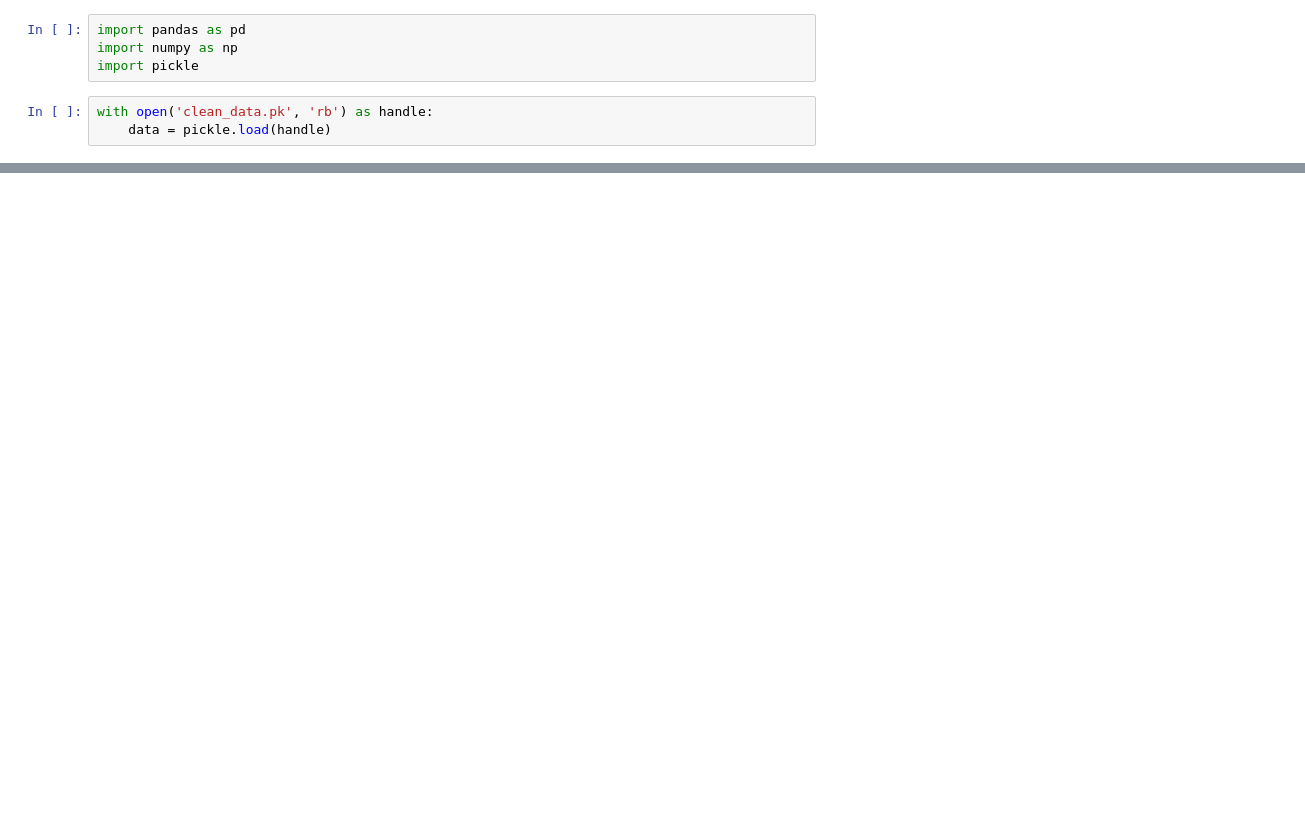
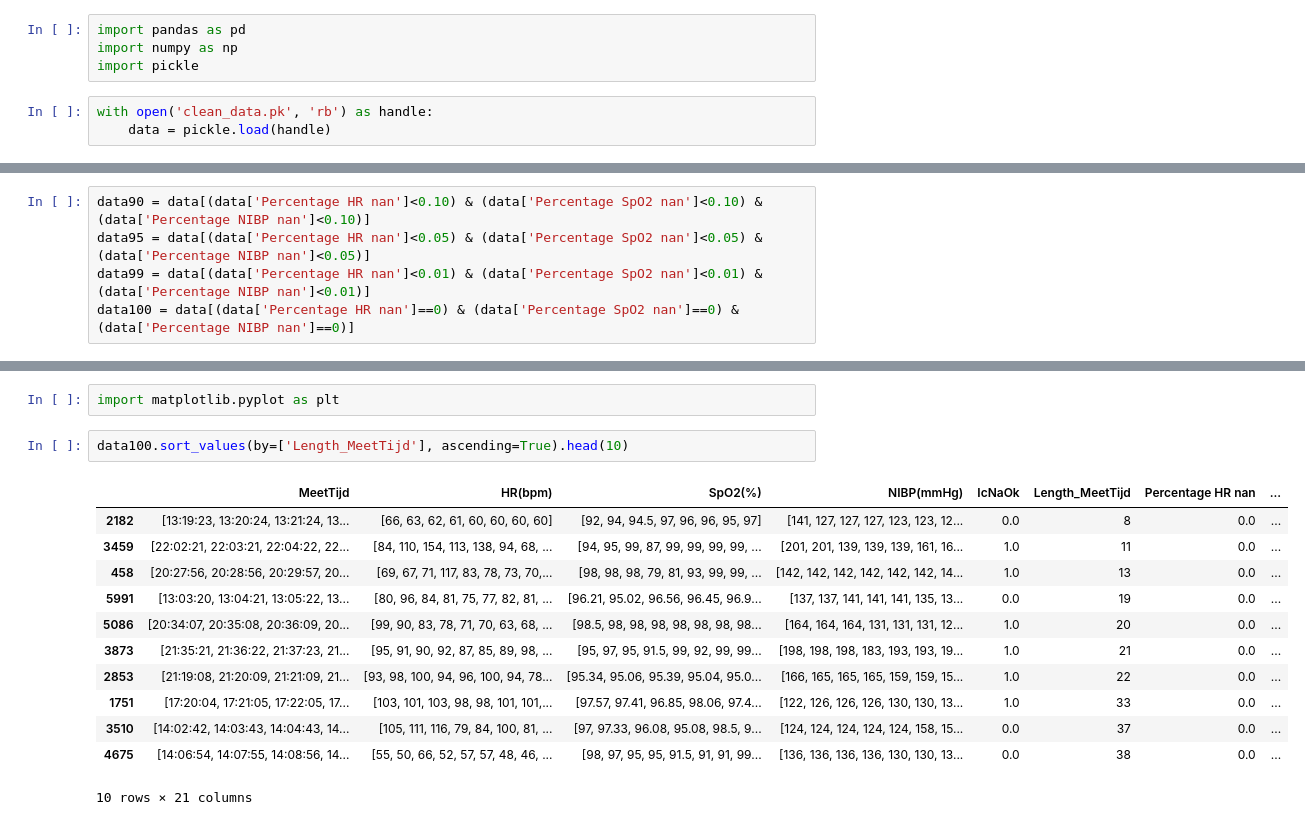
Before and after one commit to FlorisSchmidt/ML, a Jupyter notebook: feature_extraction.ipynb, the cells around one changed output, grey strips where cells are left out. Saved outputs shown, nothing was run; the diff lists cells and outputs as text; blank space fills up the shorter version.

```diff
--- a/feature_extraction.ipynb
+++ b/feature_extraction.ipynb
@@ -78,0 +55,5 @@ array(['67', '65', '69', '141', '75', '79', '158', '67', '63', '70', '81',
+# %%
+data90 = data[(data['Percentage HR nan']<0.10) & (data['Percentage SpO2 nan']<0.10) & (data['Percentage NIBP nan']<0.10)]
+data95 = data[(data['Percentage HR nan']<0.05) & (data['Percentage SpO2 nan']<0.05) & (data['Percentage NIBP nan']<0.05)]
+data99 = data[(data['Percentage HR nan']<0.01) & (data['Percentage SpO2 nan']<0.01) & (data['Percentage NIBP nan']<0.01)]
+data100 = data[(data['Percentage HR nan']==0) & (data['Percentage SpO2 nan']==0) & (data['Percentage NIBP nan']==0)]
@@ -78,0 +90,17 @@ array(['67', '65', '69', '141', '75', '79', '158', '67', '63', '70', '81',
+# %%
+import matplotlib.pyplot as plt
+# %%
+data100.sort_values(by=['Length_MeetTijd'], ascending=True).head(10)
+# %% [output]
+|  | MeetTijd | HR(bpm) | SpO2(%) | NIBP(mmHg) | IcNaOk | Length_MeetTijd | Percentage HR nan | ... |
+| 2182 | [13:19:23, 13:20:24, 13:21:24, 13... | [66, 63, 62, 61, 60, 60, 60, 60] | [92, 94, 94.5, 97, 96, 96, 95, 97] | [141, 127, 127, 127, 123, 123, 12... | 0.0 | 8 | 0.0 | ... |
+| 3459 | [22:02:21, 22:03:21, 22:04:22, 22... | [84, 110, 154, 113, 138, 94, 68, ... | [94, 95, 99, 87, 99, 99, 99, 99, ... | [201, 201, 139, 139, 139, 161, 16... | 1.0 | 11 | 0.0 | ... |
+| 458 | [20:27:56, 20:28:56, 20:29:57, 20... | [69, 67, 71, 117, 83, 78, 73, 70,... | [98, 98, 98, 79, 81, 93, 99, 99, ... | [142, 142, 142, 142, 142, 142, 14... | 1.0 | 13 | 0.0 | ... |
+| 5991 | [13:03:20, 13:04:21, 13:05:22, 13... | [80, 96, 84, 81, 75, 77, 82, 81, ... | [96.21, 95.02, 96.56, 96.45, 96.9... | [137, 137, 141, 141, 141, 135, 13... | 0.0 | 19 | 0.0 | ... |
+| 5086 | [20:34:07, 20:35:08, 20:36:09, 20... | [99, 90, 83, 78, 71, 70, 63, 68, ... | [98.5, 98, 98, 98, 98, 98, 98, 98... | [164, 164, 164, 131, 131, 131, 12... | 1.0 | 20 | 0.0 | ... |
+| 3873 | [21:35:21, 21:36:22, 21:37:23, 21... | [95, 91, 90, 92, 87, 85, 89, 98, ... | [95, 97, 95, 91.5, 99, 92, 99, 99... | [198, 198, 198, 183, 193, 193, 19... | 1.0 | 21 | 0.0 | ... |
+| 2853 | [21:19:08, 21:20:09, 21:21:09, 21... | [93, 98, 100, 94, 96, 100, 94, 78... | [95.34, 95.06, 95.39, 95.04, 95.0... | [166, 165, 165, 165, 159, 159, 15... | 1.0 | 22 | 0.0 | ... |
+| 1751 | [17:20:04, 17:21:05, 17:22:05, 17... | [103, 101, 103, 98, 98, 101, 101,... | [97.57, 97.41, 96.85, 98.06, 97.4... | [122, 126, 126, 126, 130, 130, 13... | 1.0 | 33 | 0.0 | ... |
+| 3510 | [14:02:42, 14:03:43, 14:04:43, 14... | [105, 111, 116, 79, 84, 100, 81, ... | [97, 97.33, 96.08, 95.08, 98.5, 9... | [124, 124, 124, 124, 124, 158, 15... | 0.0 | 37 | 0.0 | ... |
+| 4675 | [14:06:54, 14:07:55, 14:08:56, 14... | [55, 50, 66, 52, 57, 57, 48, 46, ... | [98, 97, 95, 95, 91.5, 91, 91, 99... | [136, 136, 136, 136, 130, 130, 13... | 0.0 | 38 | 0.0 | ... |
+10 rows × 21 columns
```
Also changed, not shown: parts of 12 cells of this notebook, 3 other files.
